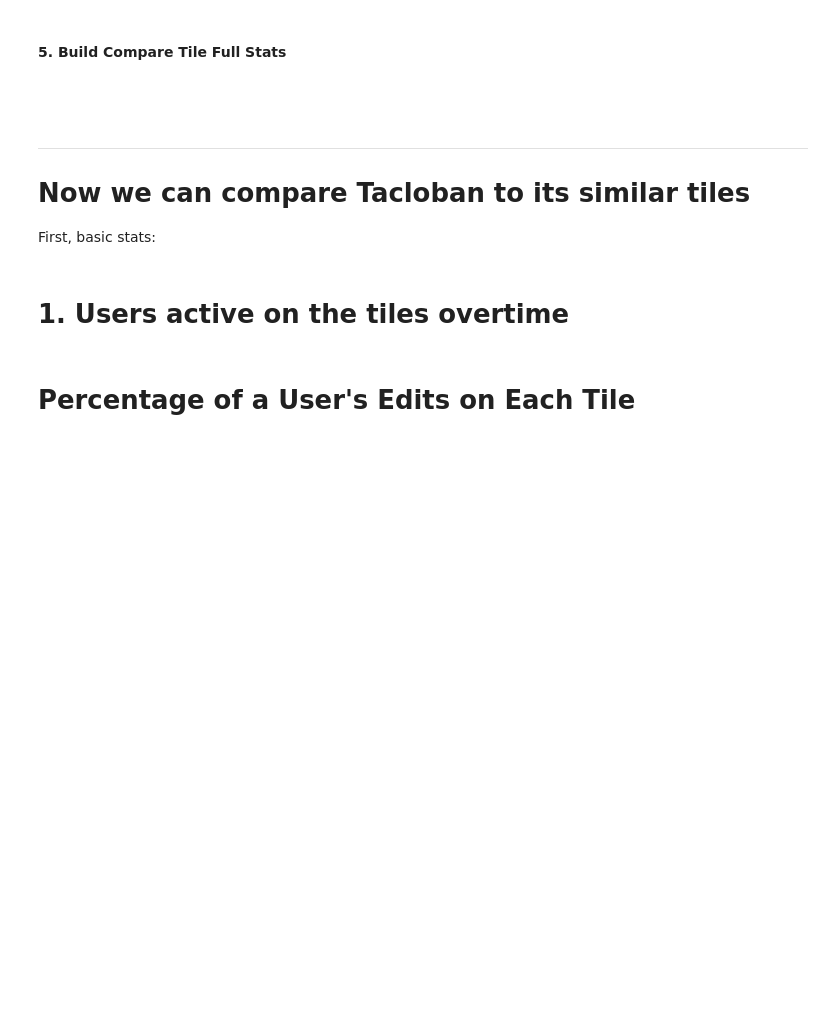
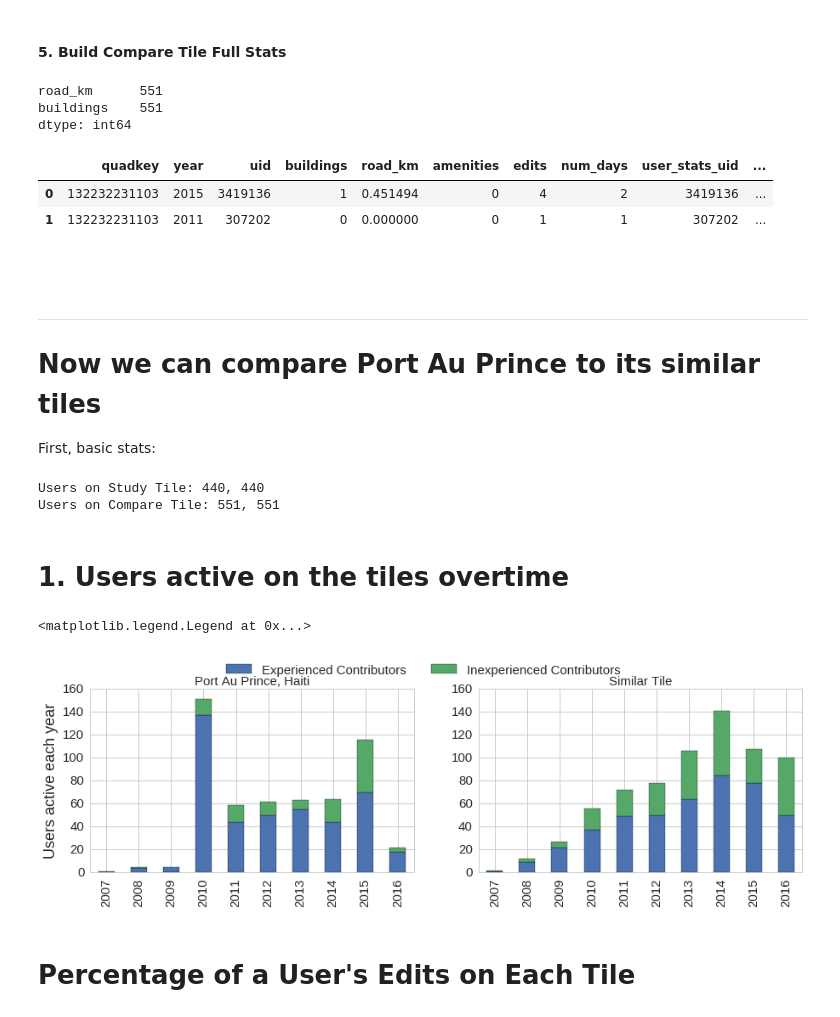
Before and after one commit to jenningsanderson/contributor-centric-qa, a Jupyter notebook: Study Tile 1 - Port Au Prince, Haiti.ipynb, the cells around one changed output. Drawn from its saved outputs; the diff is of its cells as text; code cells hidden in the pictures; blank space fills up the shorter version.

```diff
--- a/Study Tile 1 - Port Au Prince, Haiti.ipynb
+++ b/Study Tile 1 - Port Au Prince, Haiti.ipynb
@@ -198,5 +218,5 @@ if 'compare_tiles' in study_tiles[study_tile_idx]:
 # %%
 #Which tile to compare? (from within the comparable study tiles)
-compare_tile_idx=1
+compare_tile_idx=21 #That's Singapore :)
 # %% [markdown]
 #### 2. Get Users
@@ -222,55 +258,70 @@ display.display(study_tiles[study_tile_idx]['compare_tiles'][compare_tile_idx]['
 # %%
 compare_tile_df = build_all_stats_for_tile(study_tiles[study_tile_idx]['compare_tiles'][compare_tile_idx])
 compare_tile_df.count().head(2)
+# %% [output]
+road_km      551
+buildings    551
+dtype: int64
 # %%
 compare_overtime_df = get_active_users_overtime_df(study_tiles[study_tile_idx]['compare_tiles'][compare_tile_idx]['users'])
 compare_overtime_df.head(2)
+# %% [output]
+|  | quadkey | year | uid | buildings | road_km | amenities | edits | num_days | user_stats_uid | ... |
+| 0 | 132232231103 | 2015 | 3419136 | 1 | 0.451494 | 0 | 4 | 2 | 3419136 | ... |
+| 1 | 132232231103 | 2011 | 307202 | 0 | 0.000000 | 0 | 1 | 1 | 307202 | ... |
 # %% [markdown]
 <br>
 <br>
 <hr>
 
-# Now we can compare Tacloban to its similar tiles
+# Now we can compare Port Au Prince to its similar tiles
 
 First, basic stats:
 # %%
 print("Users on Study Tile: {0}, {1}".format(len(study_tiles[study_tile_idx]['user_list']), len(current_tile_df)))
 print("Users on Compare Tile: {0}, {1}".format(len(study_tiles[study_tile_idx]['compare_tiles'][compare_tile_idx]['user_list']), len(compare_tile_df)))
+# %% [output]
+Users on Study Tile: 440, 440
+Users on Compare Tile: 551, 551
 # %% [markdown]
 # 1.  Users active on the tiles overtime
 # %%
-sns.set(font_scale=1.25)
+sns.set(font_scale=1.5)
 plt.style.use('seaborn-whitegrid')
-fig, axs = plt.subplots(nrows=1, ncols=2, figsize=(15,8), facecolor='w', edgecolor='k')
+fig, axs = plt.subplots(nrows=1, ncols=2, figsize=(15,6), facecolor='w', edgecolor='k')
+plt.subplots_adjust(left=None, bottom=0.4, right=None, top=None, wspace=None, hspace=0.1)
 
 #How many days (to date) is considered experienced?
 threshold = 7
-#Study Tile (Tacloban)
+#Study Tile
 gt_10 = overtime_df.query("active_days_to_date>={0}".format(threshold)).groupby('year').aggregate({'uid':pd.Series.nunique})
 lt_10 = overtime_df.query("active_days_to_date<{0}".format(threshold)).groupby('year').aggregate({'uid':pd.Series.nunique})
 gt_10.columns = ['Experienced Contributors']
 lt_10.columns = ['Inexperienced Contributors']
 gt_10.join(lt_10).plot(ax=axs[0],kind='bar',stacked=True)
 
 #Compare DF
 compare_gt_10 = compare_overtime_df.query("active_days_to_date>={0}".format(threshold)).groupby('year').aggregate({'uid':pd.Series.nunique})
 compare_lt_10 = compare_overtime_df.query("active_days_to_date<{0}".format(threshold)).groupby('year').aggregate({'uid':pd.Series.nunique})
 compare_gt_10.columns = ['Experienced Contributors']
 compare_lt_10.columns = ['Inexperienced Contributors']
 compare_gt_10.join(compare_lt_10).plot(ax=axs[1],kind='bar',stacked=True)
 
-axs[0].set_title(study_tiles[study_tile_idx]['name'],fontsize=18)
+axs[0].set_title(study_tiles[study_tile_idx]['name'],fontsize=15)
 axs[0].set_ylabel("Users active each year",fontsize=18)
-axs[1].set_title("Similar Tile",fontsize=18)
+axs[1].set_title("Similar Tile",fontsize=15)
 
 axs[1].set_ylim(axs[0].get_ylim())
 
 for ax in axs:
     ax.legend_.remove()
     ax.set_xlabel("")
 
 handles, labels = axs[1].get_legend_handles_labels()
 plt.figlegend(handles, labels, loc='upper center', ncol=2, fontsize=15)
+# %% [output]
+<matplotlib.legend.Legend at 0x...>
+[figure, added]
 # %% [markdown]
 # Percentage of a User's Edits on Each Tile
 # %%
```
Also changed, not shown: parts of 8 cells of this notebook, 6 other files.
